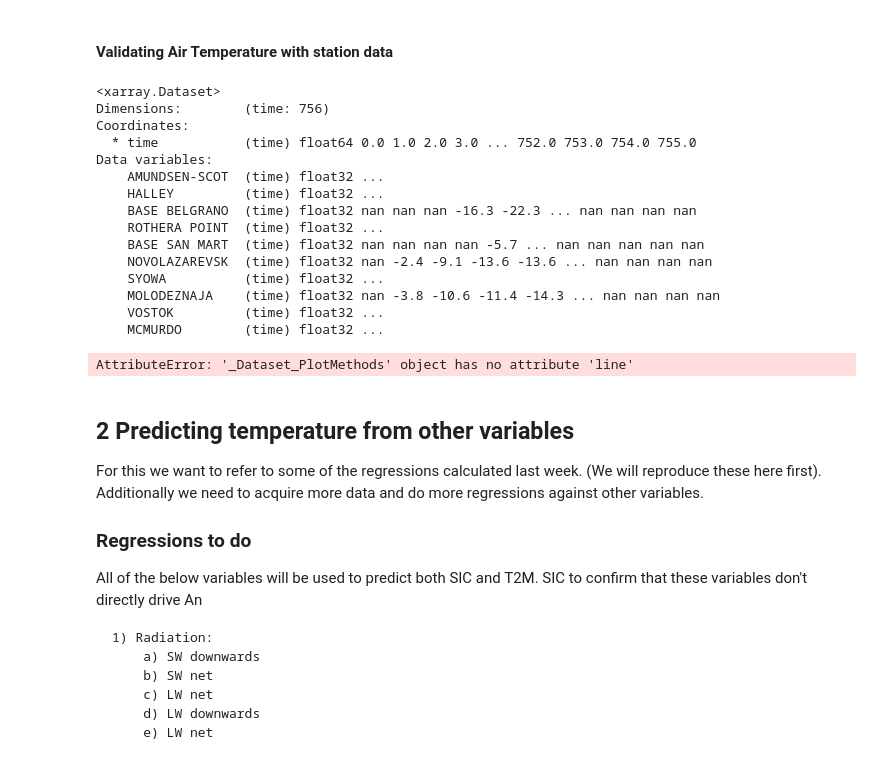
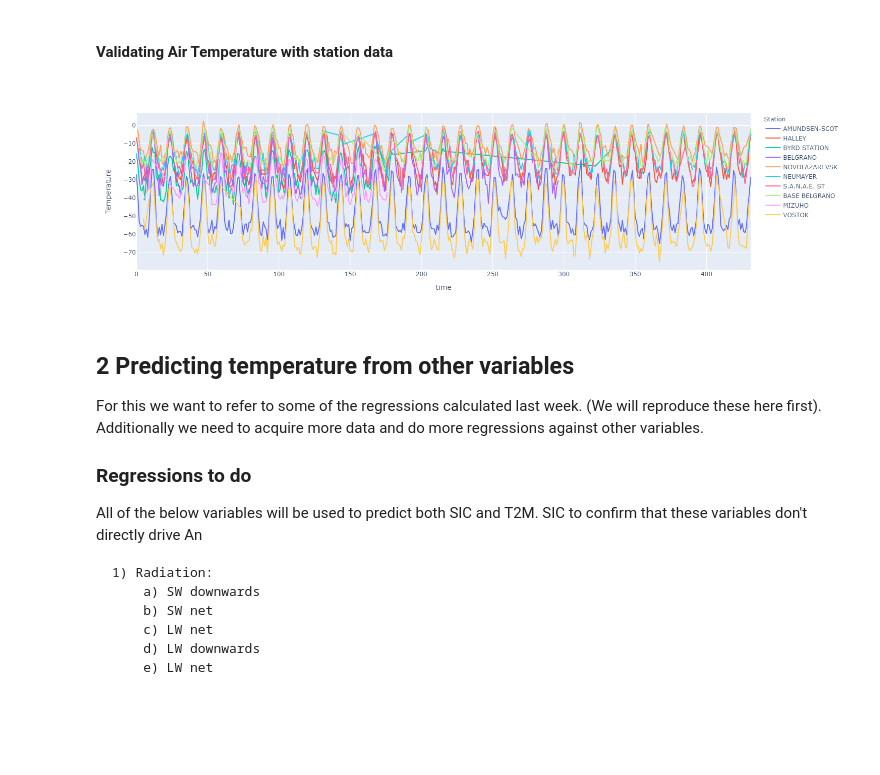
Before and after one commit to hjelleyman/Antarctica-M.2, a Jupyter notebook: Week 7.ipynb, the cells around one changed output. Drawn from its saved outputs; the diff is of its cells as text; code cells hidden in the pictures; blank space fills up the shorter version.

Commit message:
added plot of station temperatures

```diff
--- a/Week 7.ipynb
+++ b/Week 7.ipynb
@@ -89,50 +89,53 @@ In order to validate temperature we want to compare the ERA5 data to data from o
 
 #### Validating SST Data with ARGO data
 # %%
-# Acquire ARGO data  and Ensure data is on the same grids
-w7.download_argo_data()
+# # Acquire ARGO data  and Ensure data is on the same grids
+# w7.download_argo_data()
 
-# Load in the two datasets
-ERA5, ARGO = w7.load_sst_data()
+# # Load in the two datasets
+# ERA5, ARGO = w7.load_sst_data()
 
-# Plot mean time series over our relevant areas
-w7.plot_mean_sst_timeseries(ERA5,ARGO)
+# # Plot mean time series over our relevant areas
+# w7.plot_mean_sst_timeseries(ERA5,ARGO)
 
-# Plot the spatial distribution of trned in data.
-w7.plot_spatial_sst_trends(ERA5,ARGO)
+# # Plot the spatial distribution of trned in data.
+# w7.plot_spatial_sst_trends(ERA5,ARGO)
 
-# Calculate statistics for quality of ocean data.
-stats = w7.generate_sst_statistics(ERA5,ARGO)
+# # Calculate statistics for quality of ocean data.
+# stats = w7.generate_sst_statistics(ERA5,ARGO)
 # %% [markdown]
 #### Validating Air Temperature with station data
 # %%
 # Load in datasets
 T2M, STT = w7.load_air_temp_data()
-print(STT)
-STT.plot.line()
 
-# Plot timeseries.
-w7.plot_station_timeseries(T2M, STT)
+df = STT.to_dataframe()
+df = df.stack()
+df = df.reset_index()
+df.columns = ['time','Station', 'Temperature']
+fig = px.line(df, x="time", y="Temperature", color='Station')
+fig.show()
 
-# Calculate statistics for station temperature.
-stats = w7.generate_station_statistics(T2M, STT)
+
+# # Load in datasets
+# T2M, STT = w7.load_air_temp_data()
+
+
+# import plotly.express as px
+
+# df = px.data.gapminder().query("continent=='Oceania'")
+# print(df)
+# fig = px.line(df, x="year", y="lifeExp", color='country')
+# fig.show()
+
+
+# # Plot timeseries.
+# w7.plot_station_timeseries(T2M, STT)
+
+# # # Calculate statistics for station temperature.
+# # stats = w7.generate_station_statistics(T2M, STT)
 # %% [output]
-<xarray.Dataset>
-Dimensions:        (time: 756)
-Coordinates:
-  * time           (time) float64 0.0 1.0 2.0 3.0 ... 752.0 753.0 754.0 755.0
-Data variables:
-    AMUNDSEN-SCOT  (time) float32 ...
-    HALLEY         (time) float32 ...
-    BASE BELGRANO  (time) float32 nan nan nan -16.3 -22.3 ... nan nan nan nan
-    ROTHERA POINT  (time) float32 ...
-    BASE SAN MART  (time) float32 nan nan nan nan -5.7 ... nan nan nan nan nan
-    NOVOLAZAREVSK  (time) float32 nan -2.4 -9.1 -13.6 -13.6 ... nan nan nan nan
-    SYOWA          (time) float32 ...
-    MOLODEZNAJA    (time) float32 nan -3.8 -10.6 -11.4 -14.3 ... nan nan nan nan
-    VOSTOK         (time) float32 ...
-    MCMURDO        (time) float32 ...
-AttributeError: '_Dataset_PlotMethods' object has no attribute 'line'
+[figure, added]
 # %% [markdown]
 ## 2 Predicting temperature from other variables
 
```
Also changed, not shown: parts of 1 cell of this notebook.
